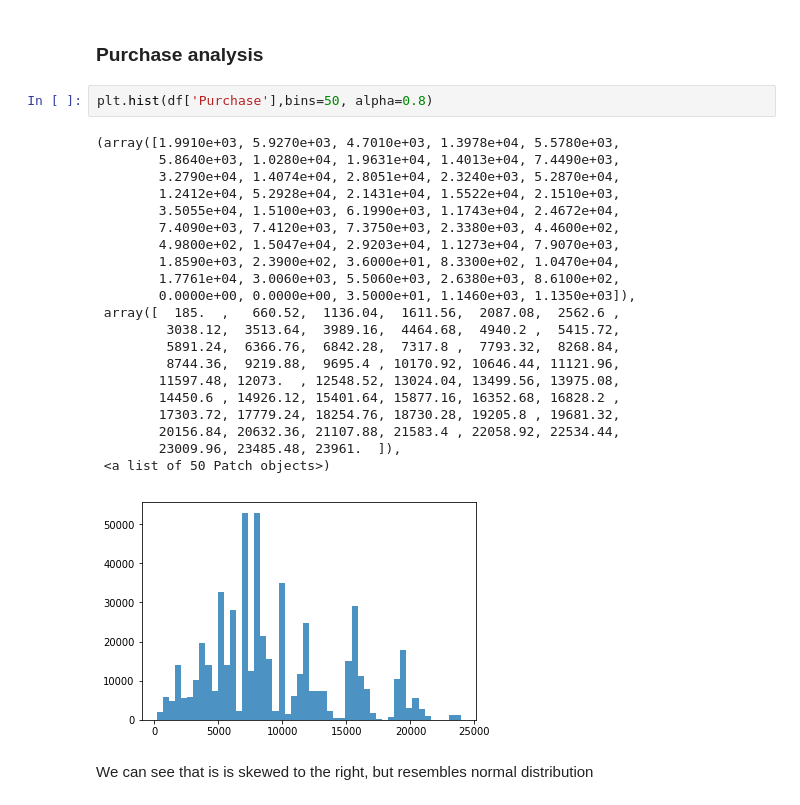
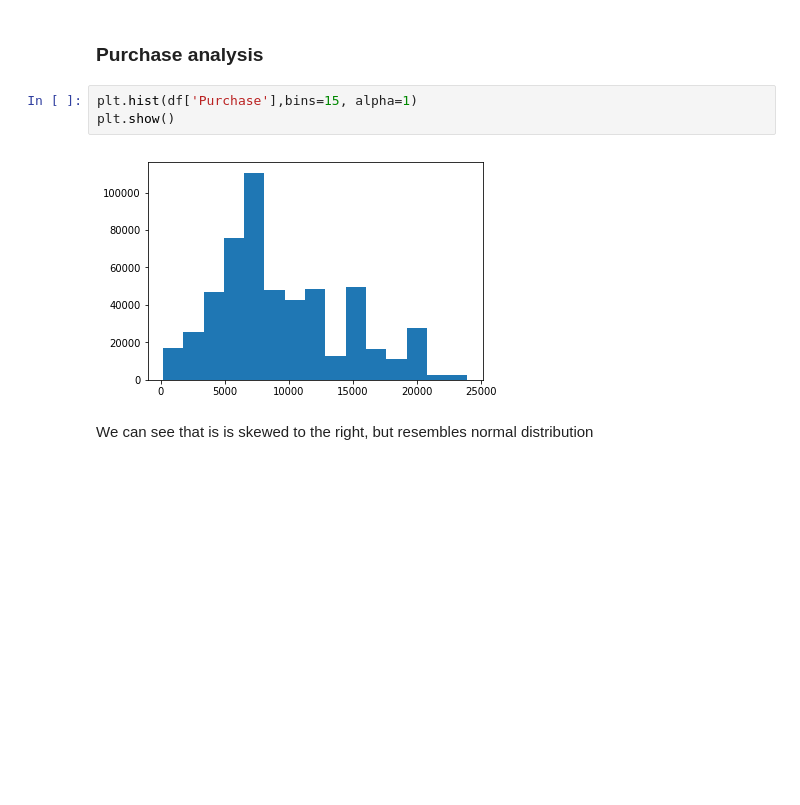
Before and after one commit to akhegai/black-friday-analysis, a Jupyter notebook: ExplorationDataAnalysis.ipynb, the cells around one changed output. Cells and saved outputs as stored; diff of their text form; blank space fills up the shorter version.

```diff
--- a/ExplorationDataAnalysis.ipynb
+++ b/ExplorationDataAnalysis.ipynb
@@ -89,29 +93,10 @@ sns.countplot(df['City_Category'],hue=df['Age'])
 # %% [markdown]
 ### Purchase analysis
 # %%
-plt.hist(df['Purchase'],bins=50, alpha=0.8)
+plt.hist(df['Purchase'],bins=15, alpha=1)
+plt.show()
 # %% [output]
-(array([1.9910e+03, 5.9270e+03, 4.7010e+03, 1.3978e+04, 5.5780e+03,
-        5.8640e+03, 1.0280e+04, 1.9631e+04, 1.4013e+04, 7.4490e+03,
-        3.2790e+04, 1.4074e+04, 2.8051e+04, 2.3240e+03, 5.2870e+04,
-        1.2412e+04, 5.2928e+04, 2.1431e+04, 1.5522e+04, 2.1510e+03,
-        3.5055e+04, 1.5100e+03, 6.1990e+03, 1.1743e+04, 2.4672e+04,
-        7.4090e+03, 7.4120e+03, 7.3750e+03, 2.3380e+03, 4.4600e+02,
-        4.9800e+02, 1.5047e+04, 2.9203e+04, 1.1273e+04, 7.9070e+03,
-        1.8590e+03, 2.3900e+02, 3.6000e+01, 8.3300e+02, 1.0470e+04,
-        1.7761e+04, 3.0060e+03, 5.5060e+03, 2.6380e+03, 8.6100e+02,
-        0.0000e+00, 0.0000e+00, 3.5000e+01, 1.1460e+03, 1.1350e+03]),
- array([  185.  ,   660.52,  1136.04,  1611.56,  2087.08,  2562.6 ,
-         3038.12,  3513.64,  3989.16,  4464.68,  4940.2 ,  5415.72,
-         5891.24,  6366.76,  6842.28,  7317.8 ,  7793.32,  8268.84,
-         8744.36,  9219.88,  9695.4 , 10170.92, 10646.44, 11121.96,
-        11597.48, 12073.  , 12548.52, 13024.04, 13499.56, 13975.08,
-        14450.6 , 14926.12, 15401.64, 15877.16, 16352.68, 16828.2 ,
-        17303.72, 17779.24, 18254.76, 18730.28, 19205.8 , 19681.32,
-        20156.84, 20632.36, 21107.88, 21583.4 , 22058.92, 22534.44,
-        23009.96, 23485.48, 23961.  ]),
- <a list of 50 Patch objects>)
-[figure, old version]
+[figure, new version]
 # %% [markdown]
 We can see that is is skewed to the right, but resembles normal distribution
 # %% [markdown]
```
Also changed, not shown: parts of 23 cells of this notebook.
